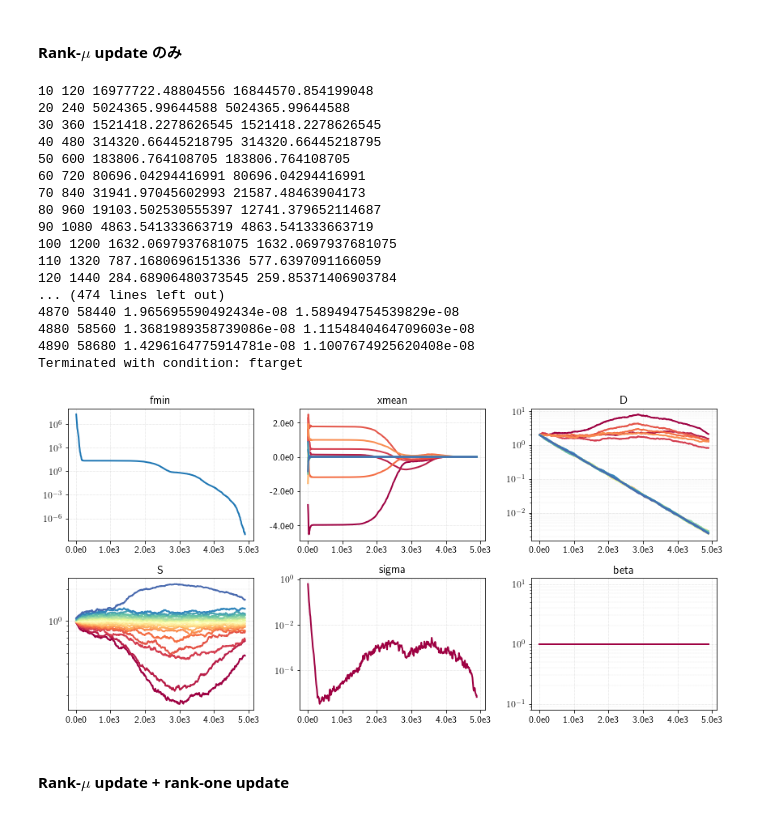
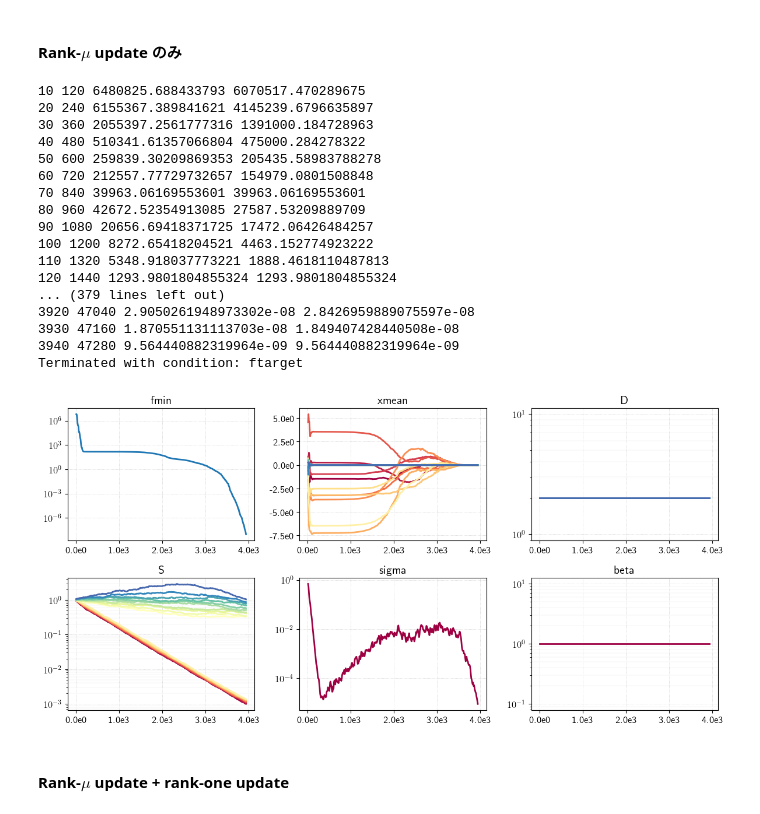
Before and after one commit to akimotolab/CMAES_Tutorial, a Jupyter notebook: 6_advanced_adaptation_mechanisms.ipynb, the cells around one changed output. Cells and saved outputs as stored; diff of their text form; code cells hidden in the pictures.

```diff
--- a/6_advanced_adaptation_mechanisms.ipynb
+++ b/6_advanced_adaptation_mechanisms.ipynb
@@ -67,6 +67,7 @@ class DdCma:
                  flg_covariance_update=True,
                  flg_variance_update=True,
                  flg_active_update=True,
+                 flg_force_correlation=None,
                  beta_eig=None,
                  beta_thresh=2.):
         """
@@ -84,6 +85,9 @@ class DdCma:
             update D if this is True
         flg_active_update : bool, optional (default = True)
             update C and D with active update
+        flg_force_correlation : bool or None, optional (default = None)
+            force C to be a correlation matrix if True
+            None : flg_force_correlation = flg_variance_update
         beta_eig : float, optional (default = None)
             coefficient to control the frequency of matrix decomposition
         beta_thresh : float, optional (default = 2.)
@@ -96,6 +100,7 @@ class DdCma:
         self.flg_covariance_update = flg_covariance_update
         self.flg_variance_update = flg_variance_update
         self.flg_active_update = flg_active_update
+        self.flg_force_correlation = flg_variance_update if flg_force_correlation is None else flg_force_correlation
         self.beta_eig = beta_eig if beta_eig else 10. * self.N
         self.beta_thresh = beta_thresh
 
@@ -241,9 +246,10 @@ class DdCma:
             self.C = np.dot(np.dot(self.sqrtC, np.eye(self.N) + fac * self.Z), self.sqrtC)
 
             # force C to be correlation matrix
-            cd = np.sqrt(np.diag(self.C))
-            self.D *= cd
-            self.C = (self.C / cd).T / cd
+            if self.flg_force_correlation:
+                cd = np.sqrt(np.diag(self.C))
+                self.D *= cd
+                self.C = (self.C / cd).T / cd
 
             # decomposition
             DD, self.B = np.linalg.eigh(self.C)
@@ -708,7 +713,7 @@ $$
 N = 20
 
 def fobj(x):
-    k = x.shape[0] // 2
+    k = x.shape[1] // 2
     f = np.sum(x[:, :k] ** 2, axis=1) + 1e6 * np.sum(x[:, k:] ** 2, axis=1)
     return f
 
@@ -725,50 +730,50 @@ ddcma = DdCma(xmean0=np.random.randn(N),
               flg_active_update=False)
 ddcma.cone = 0  # without rank-one update
 checker = Checker(ddcma)
 logger = Logger(ddcma)
 
 issatisfied = False
 fbestsofar = np.inf
 while not issatisfied:
     ddcma.onestep(func=fobj)
     fbest = np.min(ddcma.arf)
     fbestsofar = min(fbest, fbestsofar)
     if fbest <= F_TARGET:
         issatisfied, condition = True, 'ftarget'
     else:
         issatisfied, condition = checker()
     if ddcma.t % 10 == 0:
         print(ddcma.t, ddcma.neval, fbest, fbestsofar)
         logger()
 logger(condition)
 print("Terminated with condition: " + str(condition))
 
 # Produce a figure
 fig, axdict = logger.plot()
 for key in axdict:
     if key not in ('xmean'):
         axdict[key].set_yscale('log')
 plt.tight_layout()
 plt.savefig(logger.prefix + '.pdf')
 # %% [output]
-10 120 16977722.48804556 16844570.854199048
-20 240 5024365.99644588 5024365.99644588
-30 360 1521418.2278626545 1521418.2278626545
-40 480 314320.66445218795 314320.66445218795
-50 600 183806.764108705 183806.764108705
-60 720 80696.04294416991 80696.04294416991
-70 840 31941.97045602993 21587.48463904173
-80 960 19103.502530555397 12741.379652114687
-90 1080 4863.541333663719 4863.541333663719
-100 1200 1632.0697937681075 1632.0697937681075
-110 1320 787.1680696151336 577.6397091166059
-120 1440 284.68906480373545 259.85371406903784
-... (474 lines left out)
-4870 58440 1.965695590492434e-08 1.589494754539829e-08
-4880 58560 1.3681989358739086e-08 1.1154840464709603e-08
-4890 58680 1.4296164775914781e-08 1.1007674925620408e-08
+10 120 6480825.688433793 6070517.470289675
+20 240 6155367.389841621 4145239.6796635897
+30 360 2055397.2561777316 1391000.184728963
+40 480 510341.61357066804 475000.284278322
+50 600 259839.30209869353 205435.58983788278
+60 720 212557.77729732657 154979.0801508848
+70 840 39963.06169553601 39963.06169553601
+80 960 42672.52354913085 27587.53209889709
+90 1080 20656.69418371725 17472.06426484257
+100 1200 8272.65418204521 4463.152774923222
+110 1320 5348.918037773221 1888.4618110487813
+120 1440 1293.9801804855324 1293.9801804855324
+... (379 lines left out)
+3920 47040 2.9050261948973302e-08 2.8426959889075597e-08
+3930 47160 1.870551131113703e-08 1.849407428440508e-08
+3940 47280 9.564440882319964e-09 9.564440882319964e-09
 Terminated with condition: ftarget
-[figure, old version]
+[figure, new version]
 # %% [markdown]
 #### Rank-$\mu$ update + rank-one update
 # %%
```
Also changed, not shown: parts of 5 cells of this notebook.
